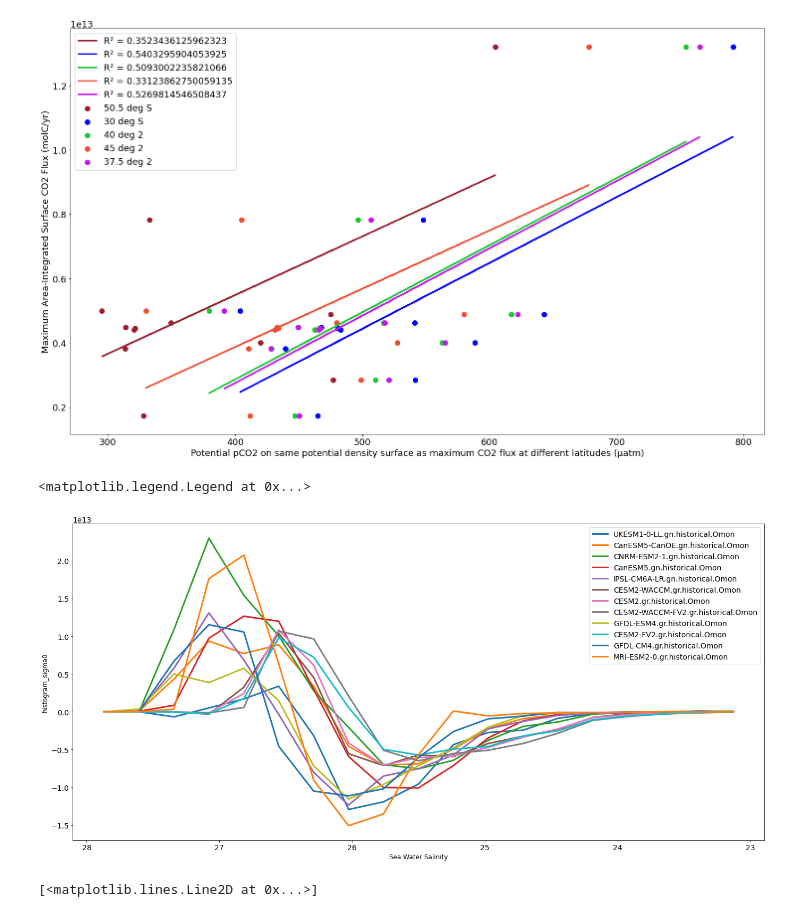
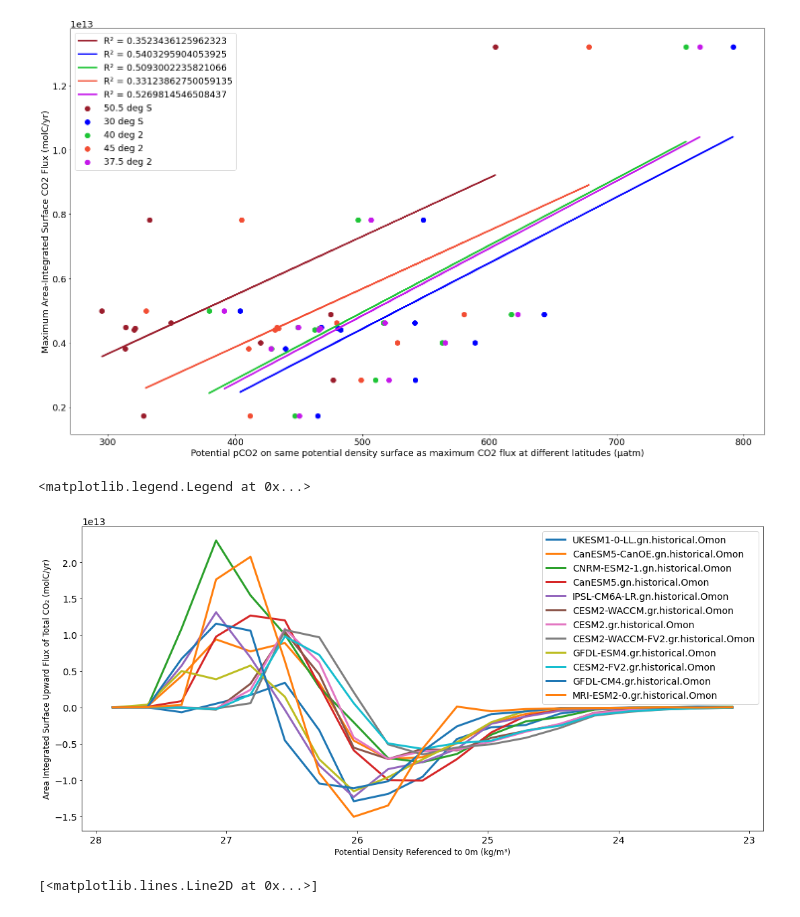
Before and after one commit to gmacgilchrist/seniorthesis, a Jupyter notebook: notebooks/areaproblems.ipynb, the cells around one changed output. Cells and saved outputs as stored; diff of their text form; code cells hidden in the pictures.

```diff
--- a/notebooks/areaproblems.ipynb
+++ b/notebooks/areaproblems.ipynb
@@ -985,36 +985,38 @@ plt.rcParams["figure.figsize"] = (25,15)
 # %% [output]
 [figure]
 # %%
-fig, ax = plt.subplots(nrows = 1, ncols = 1, figsize=[20,10])
+fig, ax = plt.subplots(nrows = 1, ncols = 1, figsize=[16,8])
 fig.tight_layout(pad = 3.5)
 plt.rc('font', size = 14)
 plt.rc('axes', titlesize= 14)
 plt.rc('axes', labelsize= 12)
 plt.rc('figure', titlesize=16)
 
 target = np.linspace(23, 28, 20)
 binz = np.linspace(23, 28, 20)
 
 conversion = 3.1536e7 * 83.3
 ax_idx = 0
 # for name, ds in dd.items():
 for name, ds in dd.items():
 #     ax = axarr.flat[ax_idx]
 #     if name != 'GFDL-ESM4.gr.historical.Omon':
 #         if name != 'GFDL-CM4.gr.historical.Omon':
     h2 = histogram(ds['sigma0'].isel(lev = 0)[10:60], bins = [binz], weights = -1*ds.fgco2[10:60]*A[10:60]*conversion)
     h2.plot(label = name, lw = 3)
 ax.invert_xaxis()
 #     ax.set_title(name)
 #     ax_idx += 1
+ax.set_xlabel('Potential Density Referenced to 0m (kg/m\u00b3)')
+ax.set_ylabel('Area Integrated Surface Upward Flux of Total CO\u2082 (molC/yr)')
 plt.legend(
 #     bbox_to_anchor=(1.05, 1),
     loc='upper right'
 #     , borderaxespad=0.
 )
 # %% [output]
 <matplotlib.legend.Legend at 0x...>
-[figure, old version]
+[figure, new version]
 # %%
 ds = dd['UKESM1-0-LL.gn.historical.Omon']
 h2 = histogram(ds['sigma0'].isel(lev = 0)[10:60], bins = [binz], weights = -1*ds.fgco2[10:60]*A[10:60]*conversion)
```
Also changed, not shown: parts of 3 cells of this notebook, 3 other files.
